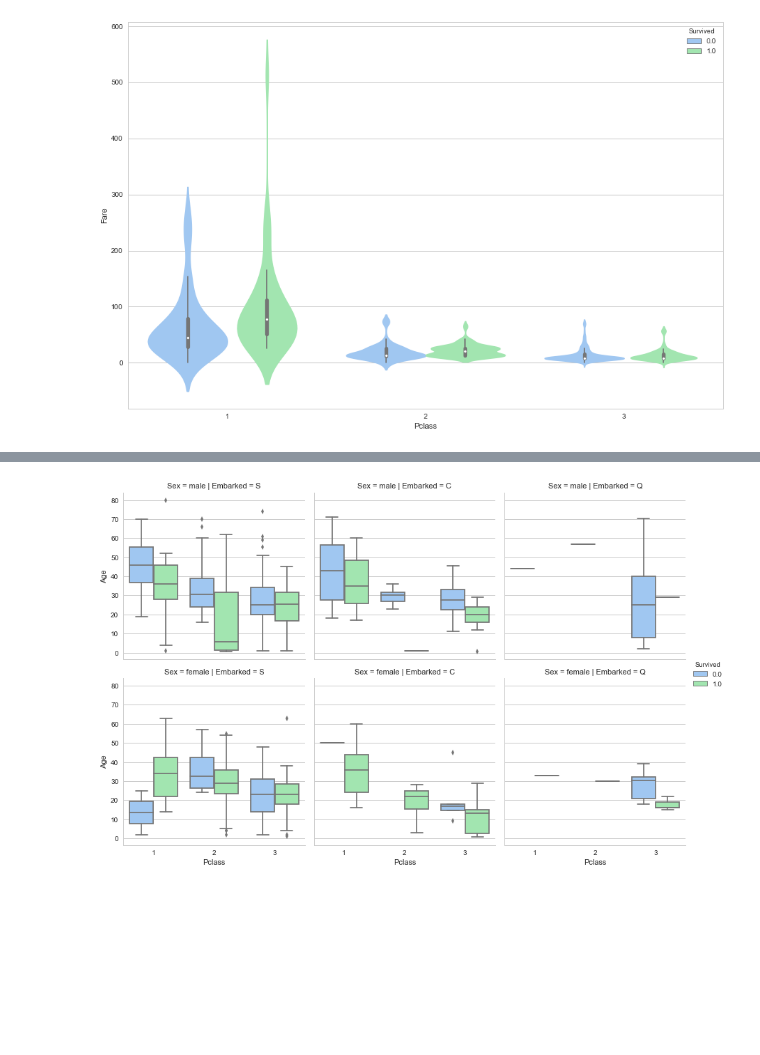
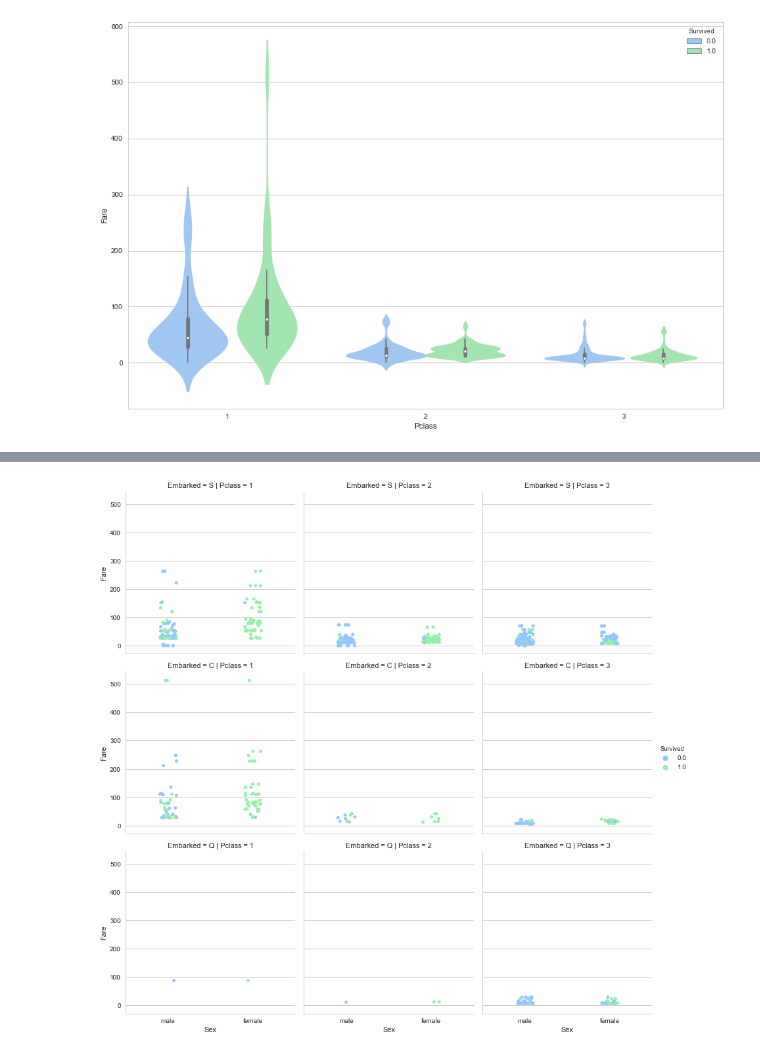
Before and after one commit to agodwinp/Titanic, a Jupyter notebook: Titanic - Machine Learning from Disaster.ipynb, the cells around one changed output, grey strips where cells are left out. Cells and saved outputs as stored; diff of their text form; code cells hidden in the pictures; blank space fills up the shorter version.

Commit message:
Completed data analysis

```diff
--- a/Titanic - Machine Learning from Disaster.ipynb
+++ b/Titanic - Machine Learning from Disaster.ipynb
@@ -258,5 +292,4 @@ sns.violinplot(x="Pclass", y="Fare", hue="Survived", data=train);
 # %%
-sns.factorplot(x="Pclass", y="Age", hue="Survived", row = "Sex",
-               col="Embarked", data=train, kind="box");
+sns.factorplot(x="Sex", y="Fare", hue="Survived", col = "Pclass", row="Embarked", data=train, kind="strip", jitter = True);
 # %% [output]
-[figure, old version]
+[figure, new version]
```
Also changed, not shown: parts of 41 cells of this notebook.
